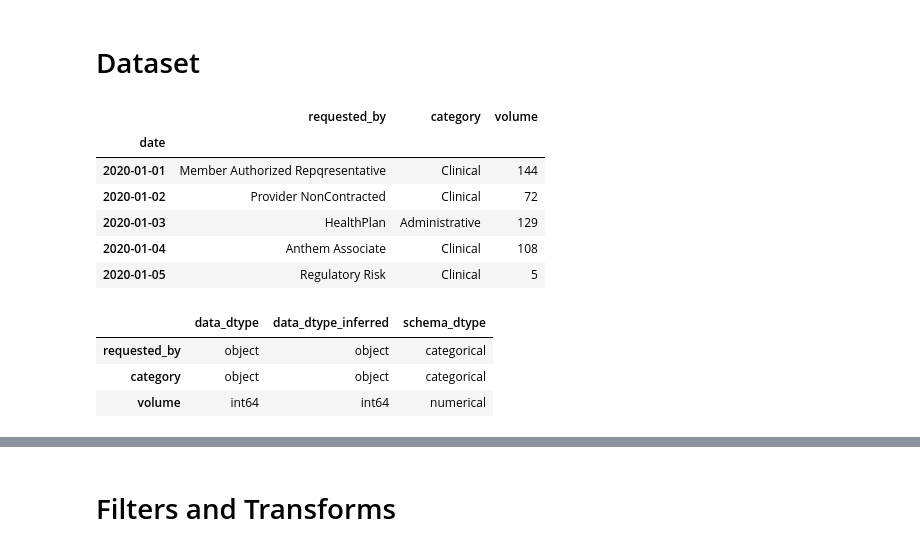
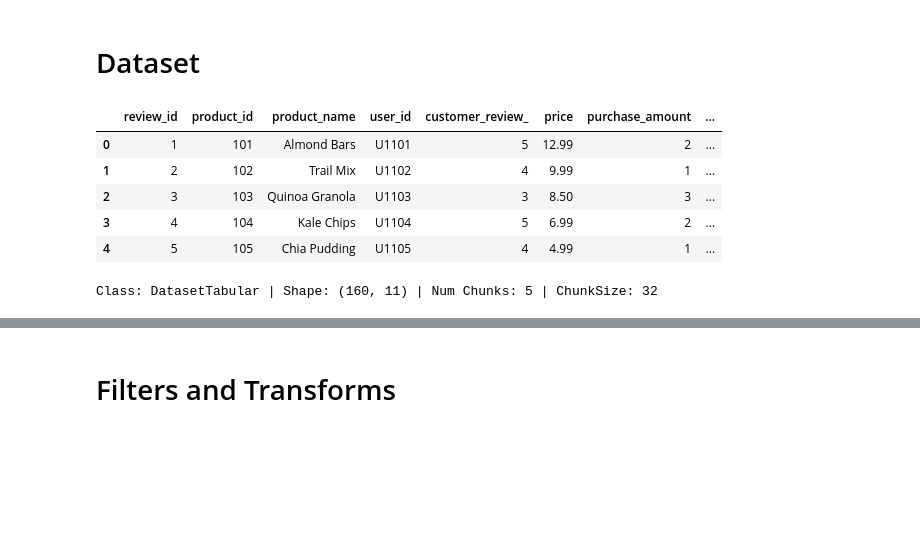
Before and after one commit to akamlani/aistudio-core, a Jupyter notebook: apps/integrations/hf/analysis.ipynb, the cells around one changed output, grey strips where cells are left out. Cells and saved outputs as stored; diff of their text form; code cells hidden in the pictures; blank space fills up the shorter version.

Commit message:
update aistudio core for basic data analysis

```diff
--- a/apps/integrations/hf/analysis.ipynb
+++ b/apps/integrations/hf/analysis.ipynb
@@ -70,27 +83,24 @@ display(cat.df_catalog)
 # %%
 # source  = cat.read_datasource_properties('anthem/gna', 'gna-2024-ytd')
-uri = exp.catalog_dir.joinpath('datasets/anthem/gna/gna-2024-ytd.csv')
-df_dat  = (
-    read_csv_to_pandas(uri, index_col=0, parse_dates=True)
+# uri     = exp.catalog_dir.joinpath('datasets/anthem/gna/gna-2024-ytd.csv')
+source  = cat.read_datasource_properties('section', 'section-data-analysis')
+xls_rw  = ExcelFileWriter()
+names   = xls_rw.read_sheet_names(source['uri'])
+df_xls  = (
+    xls_rw.read_excel(source['uri'], 'cleaned')
     .pipe(trsfrm_frame_camelcase_to_snakecase)
-    .rename_axis('date')
+).assign(
+    product_lit = lambda df_: np.random.choice(['a','b','c','d','e','f','g','h','A','B'], size=len(df_))
 )
-dataset = DatasetTabular(df_dat)
-dataset.data.head()
+
+dataset = DatasetTabular(df_xls)
+display(dataset.data.head())
+dataset
 # %% [output]
-|  | requested_by | category | volume |
-| date |  |  |  |
-| 2020-01-01 | Member Authorized Repqresentative | Clinical | 144 |
-| 2020-01-02 | Provider NonContracted | Clinical | 72 |
-| 2020-01-03 | HealthPlan | Administrative | 129 |
-| 2020-01-04 | Anthem Associate | Clinical | 108 |
-| 2020-01-05 | Regulatory Risk | Clinical | 5 |
+|  | review_id | product_id | product_name | user_id | customer_review_ | price | purchase_amount | ... |
+| 0 | 1 | 101 | Almond Bars | U1101 | 5 | 12.99 | 2 | ... |
+| 1 | 2 | 102 | Trail Mix | U1102 | 4 | 9.99 | 1 | ... |
+| 2 | 3 | 103 | Quinoa Granola | U1103 | 3 | 8.50 | 3 | ... |
+| 3 | 4 | 104 | Kale Chips | U1104 | 5 | 6.99 | 2 | ... |
+| 4 | 5 | 105 | Chia Pudding | U1105 | 4 | 4.99 | 1 | ... |
+Class: DatasetTabular | Shape: (160, 11) | Num Chunks: 5 | ChunkSize: 32
-# %%
-schema:pd.DataFrame = dataset.df_schema
-dt_props:dict       = pd.DataFrame( [dataset.get_timespan()] )
-display(schema)
-# %% [output]
-|  | data_dtype | data_dtype_inferred | schema_dtype |
-| requested_by | object | object | categorical |
-| category | object | object | categorical |
-| volume | int64 | int64 | numerical |
```
Also changed, not shown: parts of 10 cells of this notebook, 9 other files.
